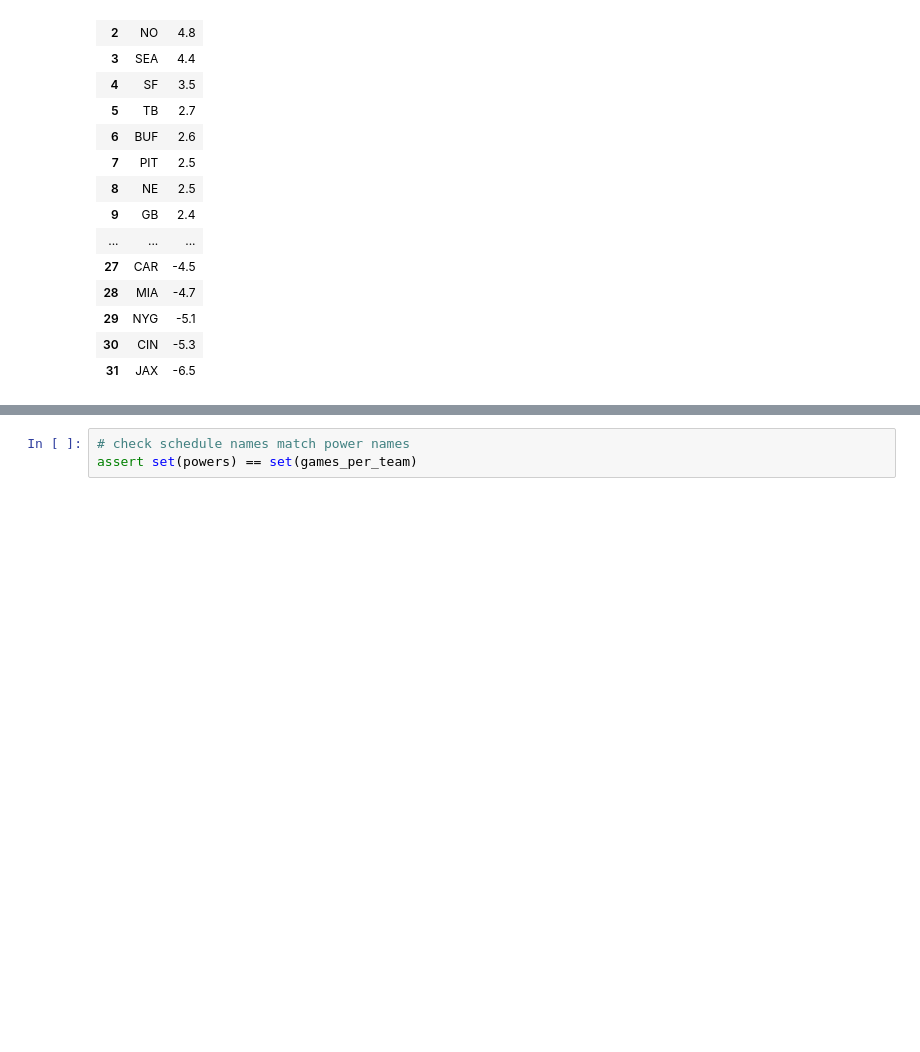
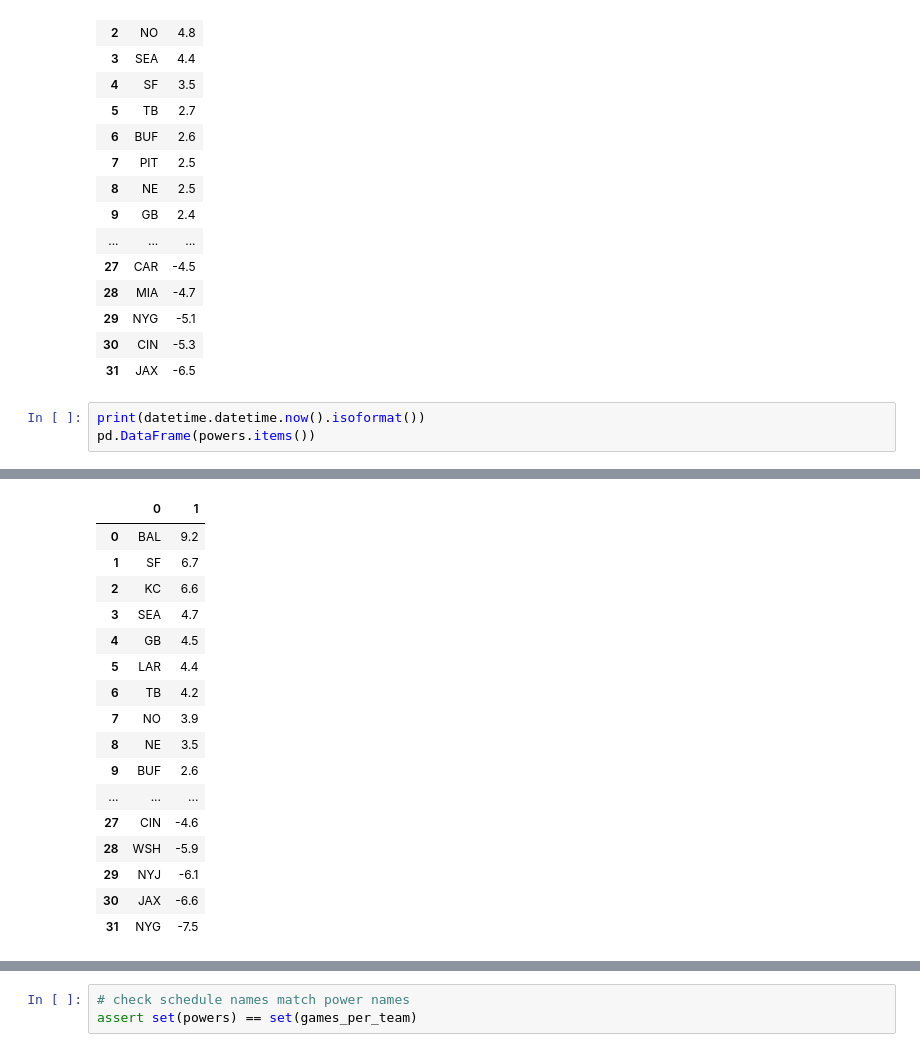
Before and after one commit to nicktimko/nfl-survival-picks, a Jupyter notebook: picks.ipynb, the cells around one changed output, grey strips where cells are left out. Cells and saved outputs as stored; diff of their text form; blank space fills up the shorter version.

```diff
--- a/picks.ipynb
+++ b/picks.ipynb
@@ -139,3 +139,7 @@ pd.DataFrame(powers.items())
 | 29 | NYG | -5.1 |
 | 30 | CIN | -5.3 |
 | 31 | JAX | -6.5 |
+# %%
+print(datetime.datetime.now().isoformat())
+pd.DataFrame(powers.items())
+# %% [output]
@@ -141,0 +147,17 @@ pd.DataFrame(powers.items())
+|  | 0 | 1 |
+| 0 | BAL | 9.2 |
+| 1 | SF | 6.7 |
+| 2 | KC | 6.6 |
+| 3 | SEA | 4.7 |
+| 4 | GB | 4.5 |
+| 5 | LAR | 4.4 |
+| 6 | TB | 4.2 |
+| 7 | NO | 3.9 |
+| 8 | NE | 3.5 |
+| 9 | BUF | 2.6 |
+| ... | ... | ... |
+| 27 | CIN | -4.6 |
+| 28 | WSH | -5.9 |
+| 29 | NYJ | -6.1 |
+| 30 | JAX | -6.6 |
+| 31 | NYG | -7.5 |
```
Also changed, not shown: parts of 19 cells of this notebook.
